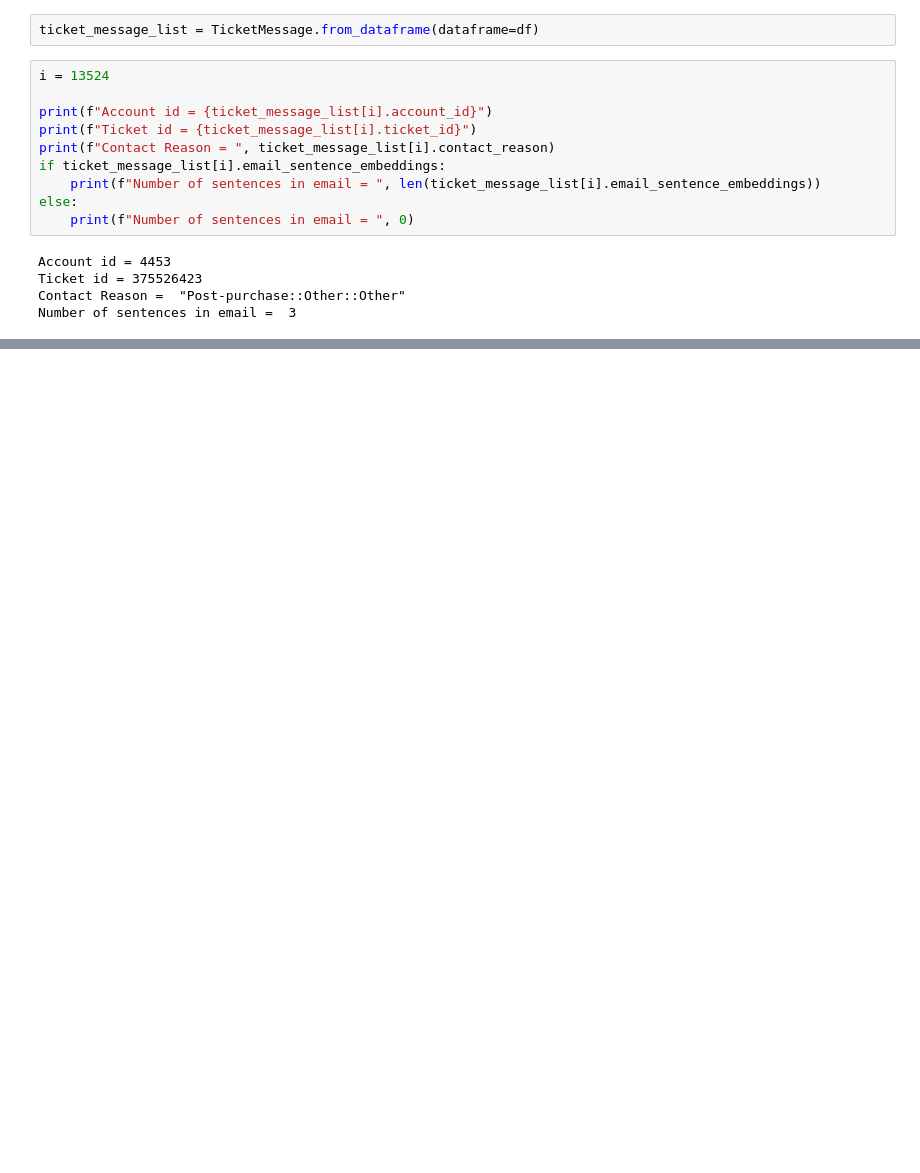
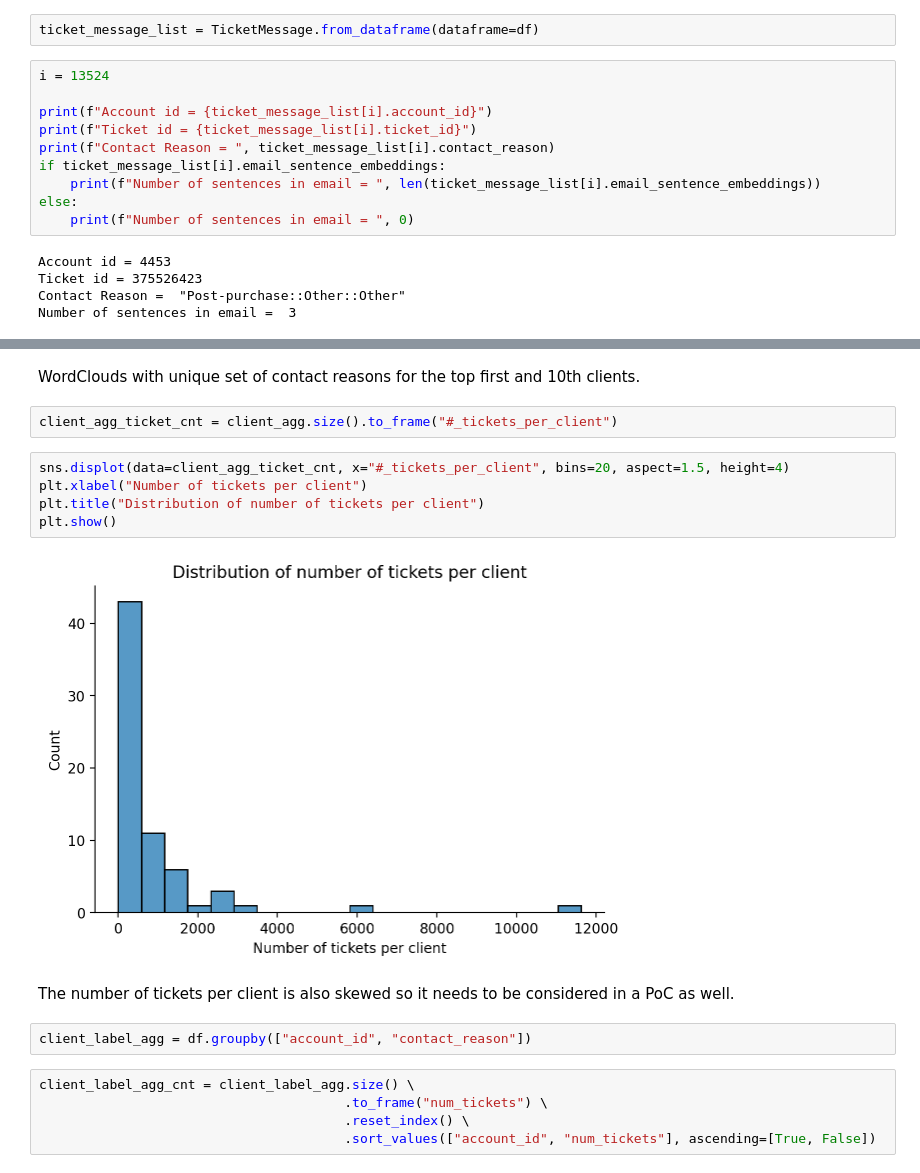
Before and after one commit to yernarkaz/classification_project, a Jupyter notebook: jump_start_your_journey.ipynb, the cells around one changed output, grey strips where cells are left out. Cells and saved outputs as stored; diff of their text form; blank space fills up the shorter version.

```diff
--- a/jump_start_your_journey.ipynb
+++ b/jump_start_your_journey.ipynb
@@ -31,0 +220,20 @@ Number of sentences in email =  3
+# %% [markdown]
+WordClouds with unique set of contact reasons for the top first and 10th clients.
+# %%
+client_agg_ticket_cnt = client_agg.size().to_frame("#_tickets_per_client")
+# %%
+sns.displot(data=client_agg_ticket_cnt, x="#_tickets_per_client", bins=20, aspect=1.5, height=4)
+plt.xlabel("Number of tickets per client")
+plt.title("Distribution of number of tickets per client")
+plt.show()
+# %% [output]
+[figure, added]
+# %% [markdown]
+The number of tickets per client is also skewed so it needs to be considered in a PoC as well.
+# %%
+client_label_agg = df.groupby(["account_id", "contact_reason"])
+# %%
+client_label_agg_cnt = client_label_agg.size() \
+                                       .to_frame("num_tickets") \
+                                       .reset_index() \
+                                       .sort_values(["account_id", "num_tickets"], ascending=[True, False])
```
Also changed, not shown: parts of 39 cells of this notebook, 1 other file.
